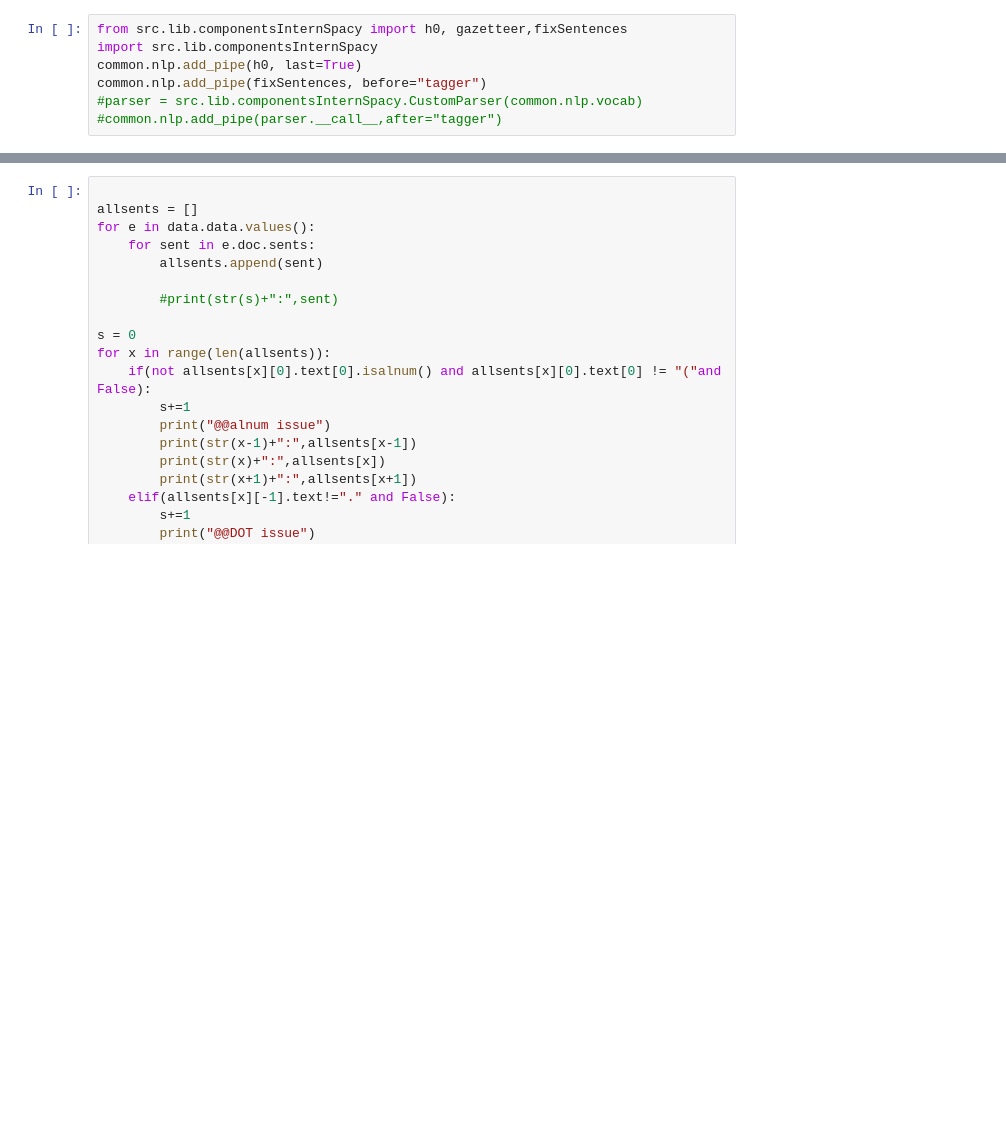
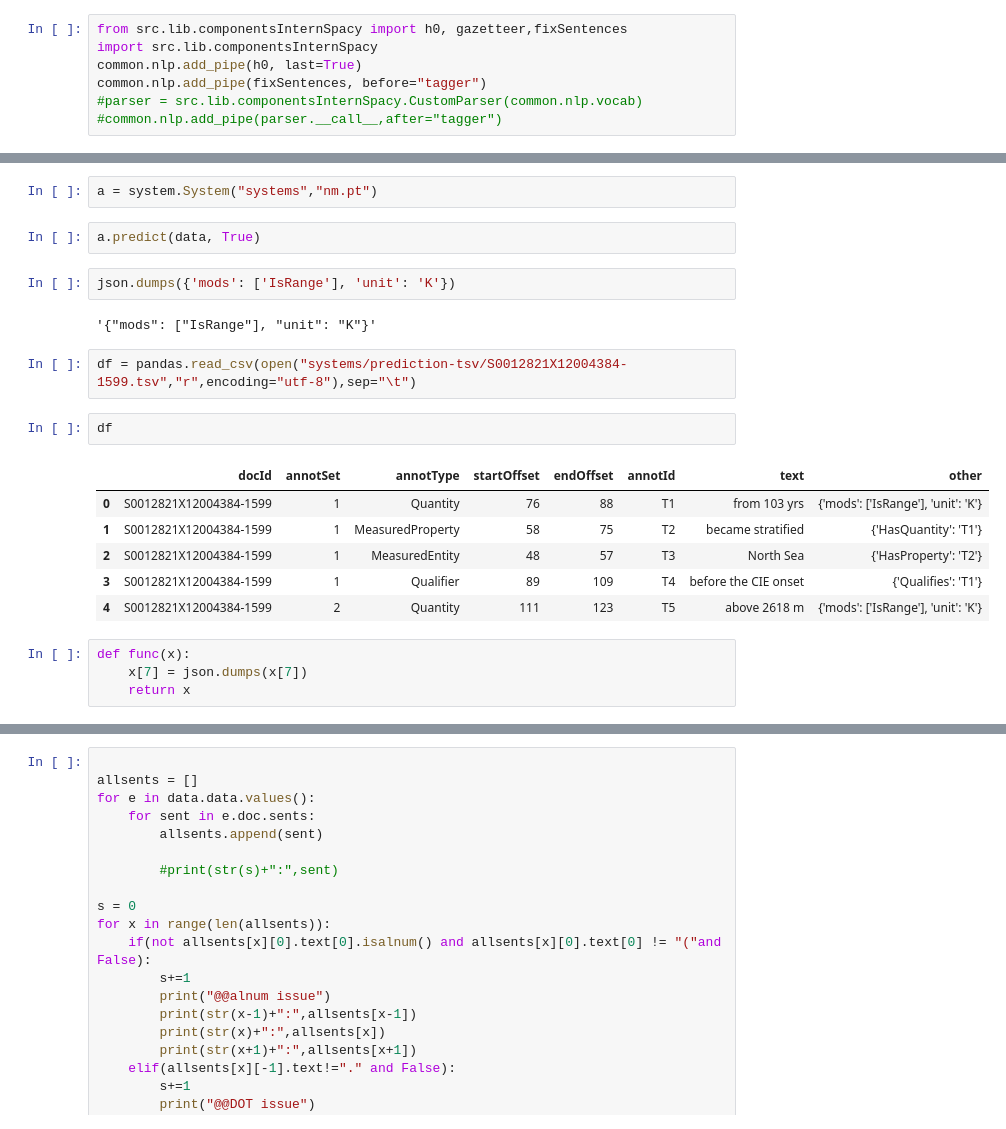
Before and after one commit to bentherien/measevalcompetition, a Jupyter notebook: measeval-update.ipynb, the cells around one changed output, grey strips where cells are left out. Saved outputs shown, nothing was run; the diff lists cells and outputs as text; blank space fills up the shorter version.

```diff
--- a/measeval-update.ipynb
+++ b/measeval-update.ipynb
@@ -93,0 +100,23 @@ Compromise range: (268,275)
+# %%
+a = system.System("systems","nm.pt")
+# %%
+a.predict(data, True)
+# %%
+json.dumps({'mods': ['IsRange'], 'unit': 'K'})
+# %% [output]
+'{"mods": ["IsRange"], "unit": "K"}'
+# %%
+df = pandas.read_csv(open("systems/prediction-tsv/S0012821X12004384-1599.tsv","r",encoding="utf-8"),sep="\t")
+# %%
+df
+# %% [output]
+|  | docId | annotSet | annotType | startOffset | endOffset | annotId | text | other |
+| 0 | S0012821X12004384-1599 | 1 | Quantity | 76 | 88 | T1 | from 103 yrs | {'mods': ['IsRange'], 'unit': 'K'} |
+| 1 | S0012821X12004384-1599 | 1 | MeasuredProperty | 58 | 75 | T2 | became stratified | {'HasQuantity': 'T1'} |
+| 2 | S0012821X12004384-1599 | 1 | MeasuredEntity | 48 | 57 | T3 | North Sea | {'HasProperty': 'T2'} |
+| 3 | S0012821X12004384-1599 | 1 | Qualifier | 89 | 109 | T4 | before the CIE onset | {'Qualifies': 'T1'} |
+| 4 | S0012821X12004384-1599 | 2 | Quantity | 111 | 123 | T5 | above 2618 m | {'mods': ['IsRange'], 'unit': 'K'} |
+# %%
+def func(x):
+    x[7] = json.dumps(x[7])
+    return x
```
Also changed, not shown: parts of 18 cells of this notebook, 23 other files.
